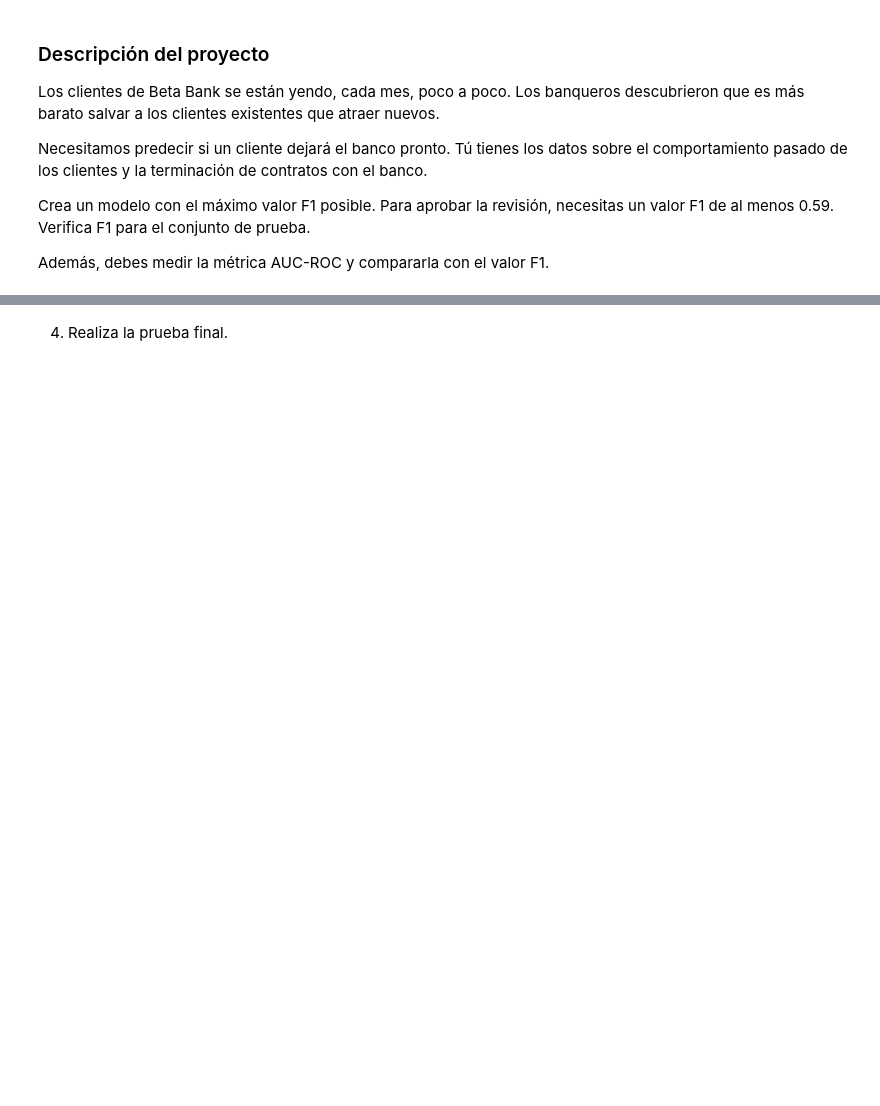
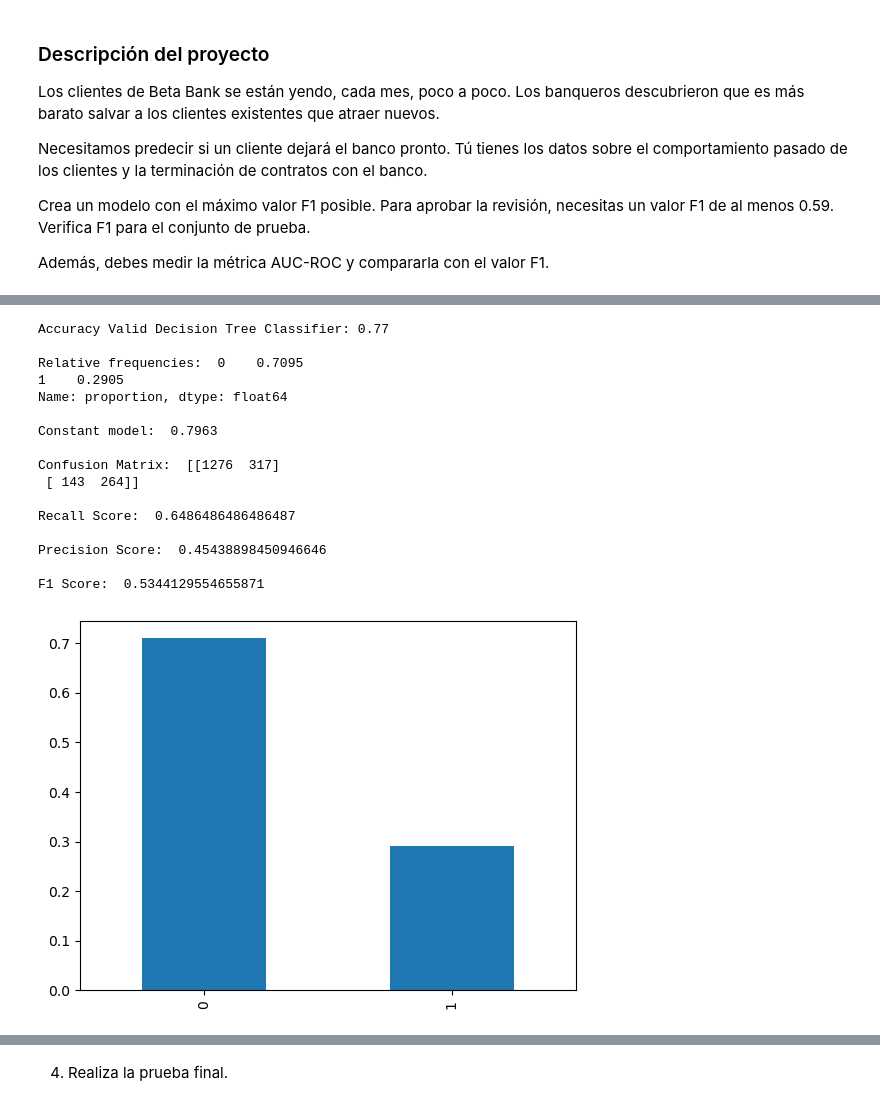
Before and after one commit to jovanespinosa108/DS-beta-bank-churn-prediction, a Jupyter notebook: DS-project-10/ds_project_10.ipynb, the cells around one changed output, grey strips where cells are left out. Cells and saved outputs as stored; diff of their text form; code cells hidden in the pictures; blank space fills up the shorter version.

```diff
--- a/DS-project-10/ds_project_10.ipynb
+++ b/DS-project-10/ds_project_10.ipynb
@@ -71,0 +238,64 @@ Name: proportion, dtype: float64
+# %%
+def upsample(features, target, repeat):
+    features_zeros = features[target == 0]
+    features_ones = features[target == 1]
+    target_zeros = target[target == 0]
+    target_ones = target[target == 1]
+
+    features_upsampled = pd.concat([features_zeros] + [features_ones] * repeat)
+    target_upsampled = pd.concat([target_zeros] + [target_ones] * repeat)
+
+    features_upsampled, target_upsampled = shuffle(
+        features_upsampled, target_upsampled, random_state=12345
+    )
+
+    return features_upsampled, target_upsampled
+
+
+features_upsampled, target_upsampled = upsample(
+    features_train, target_train, 3
+)
+
+features_upsampled_scaled = scaler.transform(features_upsampled)
+
+model = LogisticRegression(random_state=12345, solver='liblinear')
+model.fit(features_upsampled_scaled, target_upsampled)
+predicted_valid_logistic = model.predict(features_valid_scaled)
+
+accuracy_valid_logistic = accuracy_score(target_valid, predicted_valid_logistic)
+
+print(f"Accuracy Valid Decision Tree Classifier: {accuracy_valid_logistic}\n")
+
+# Frequency test
+predicted_valid_series_logistic = pd.Series(predicted_valid_logistic)
+class_frequency_series_logistic = predicted_valid_series_logistic.value_counts(normalize=True)
+
+print("Relative frequencies: ", class_frequency_series_logistic)
+
+class_frequency_series_logistic.plot(kind='bar')
+
+# Constant model to verify learn patterns
+target_pred_constant_logistic = pd.Series(0, index=target.index)
+print("\nConstant model: ", accuracy_score(target, target_pred_constant_logistic))
+print("\nConfusion Matrix: ", confusion_matrix(target_valid, predicted_valid_logistic))
+print("\nRecall Score: ", recall_score(target_valid, predicted_valid_logistic))
+print("\nPrecision Score: ", precision_score(target_valid, predicted_valid_logistic))
+print("\nF1 Score: ", f1_score(target_valid, predicted_valid_logistic))
+# %% [output]
+Accuracy Valid Decision Tree Classifier: 0.77
+
+Relative frequencies:  0    0.7095
+1    0.2905
+Name: proportion, dtype: float64
+
+Constant model:  0.7963
+
+Confusion Matrix:  [[1276  317]
+ [ 143  264]]
+
+Recall Score:  0.6486486486486487
+
+Precision Score:  0.45438898450946646
+
+F1 Score:  0.5344129554655871
+[figure, added]
```
Also changed, not shown: parts of 13 cells of this notebook.
